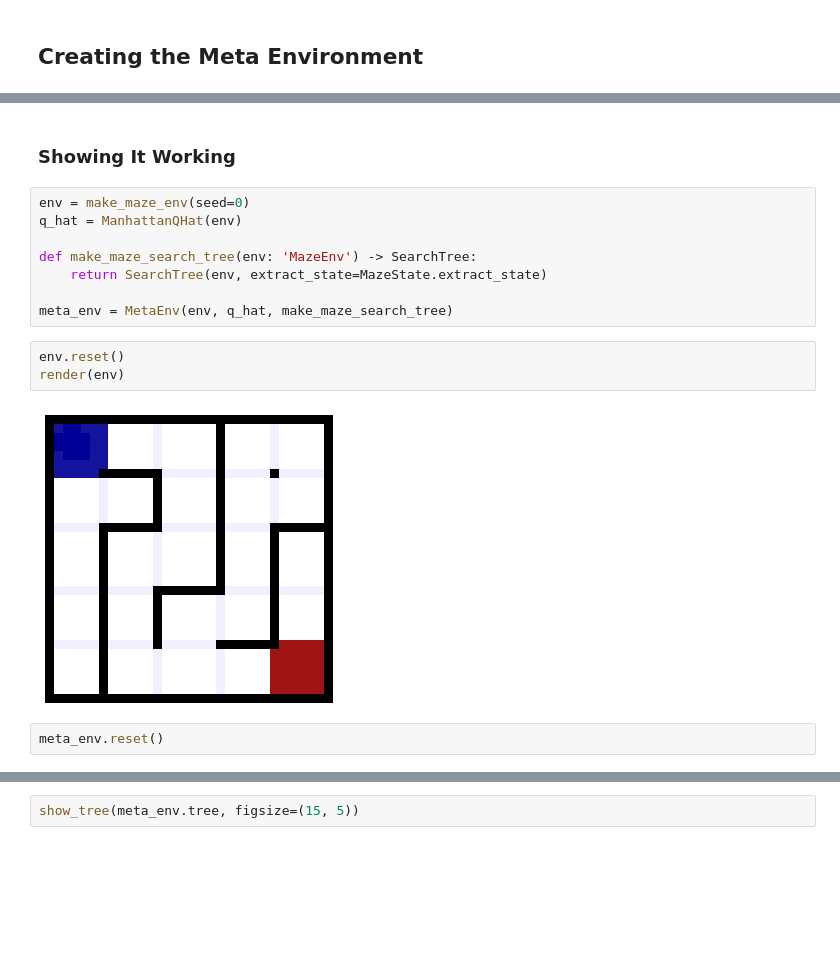
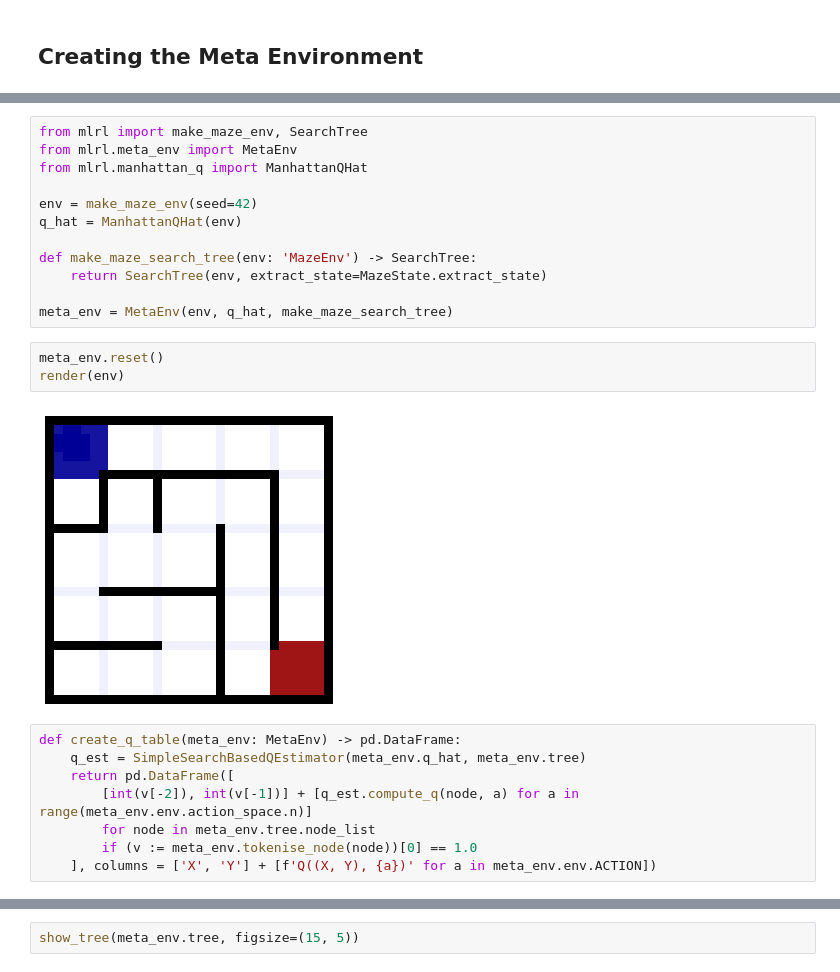
Before and after one commit to justinsvegliato/meta-level-reinforcement-learning, a Jupyter notebook: Maze Search Tree.ipynb, the cells around one changed output, grey strips where cells are left out. Saved outputs shown, nothing was run; the diff lists cells and outputs as text; blank space fills up the shorter version.

Commit message:
refactored meta-level env to its own file and improved code quality

```diff
--- a/Maze Search Tree.ipynb
+++ b/Maze Search Tree.ipynb
@@ -465,7 +280,9 @@ class MetaEnv(gym.Env):
-# %% [markdown]
-### Showing It Working
 # %%
-env = make_maze_env(seed=0)
+from mlrl import make_maze_env, SearchTree
+from mlrl.meta_env import MetaEnv
+from mlrl.manhattan_q import ManhattanQHat
+
+env = make_maze_env(seed=42)
 q_hat = ManhattanQHat(env)
 
 def make_maze_search_tree(env: 'MazeEnv') -> SearchTree:
@@ -473,9 +290,15 @@ def make_maze_search_tree(env: 'MazeEnv') -> SearchTree:
 
 meta_env = MetaEnv(env, q_hat, make_maze_search_tree)
 # %%
-env.reset()
+meta_env.reset()
 render(env)
 # %% [output]
-[figure, old version]
+[figure, new version]
-# %%
-meta_env.reset()
+# %%
+def create_q_table(meta_env: MetaEnv) -> pd.DataFrame:
+    q_est = SimpleSearchBasedQEstimator(meta_env.q_hat, meta_env.tree)
+    return pd.DataFrame([
+        [int(v[-2]), int(v[-1])] + [q_est.compute_q(node, a) for a in range(meta_env.env.action_space.n)]
+        for node in meta_env.tree.node_list
+        if (v := meta_env.tokenise_node(node))[0] == 1.0
+    ], columns = ['X', 'Y'] + [f'Q((X, Y), {a})' for a in meta_env.env.ACTION])
```
Also changed, not shown: parts of 29 cells of this notebook, 6 other files.
